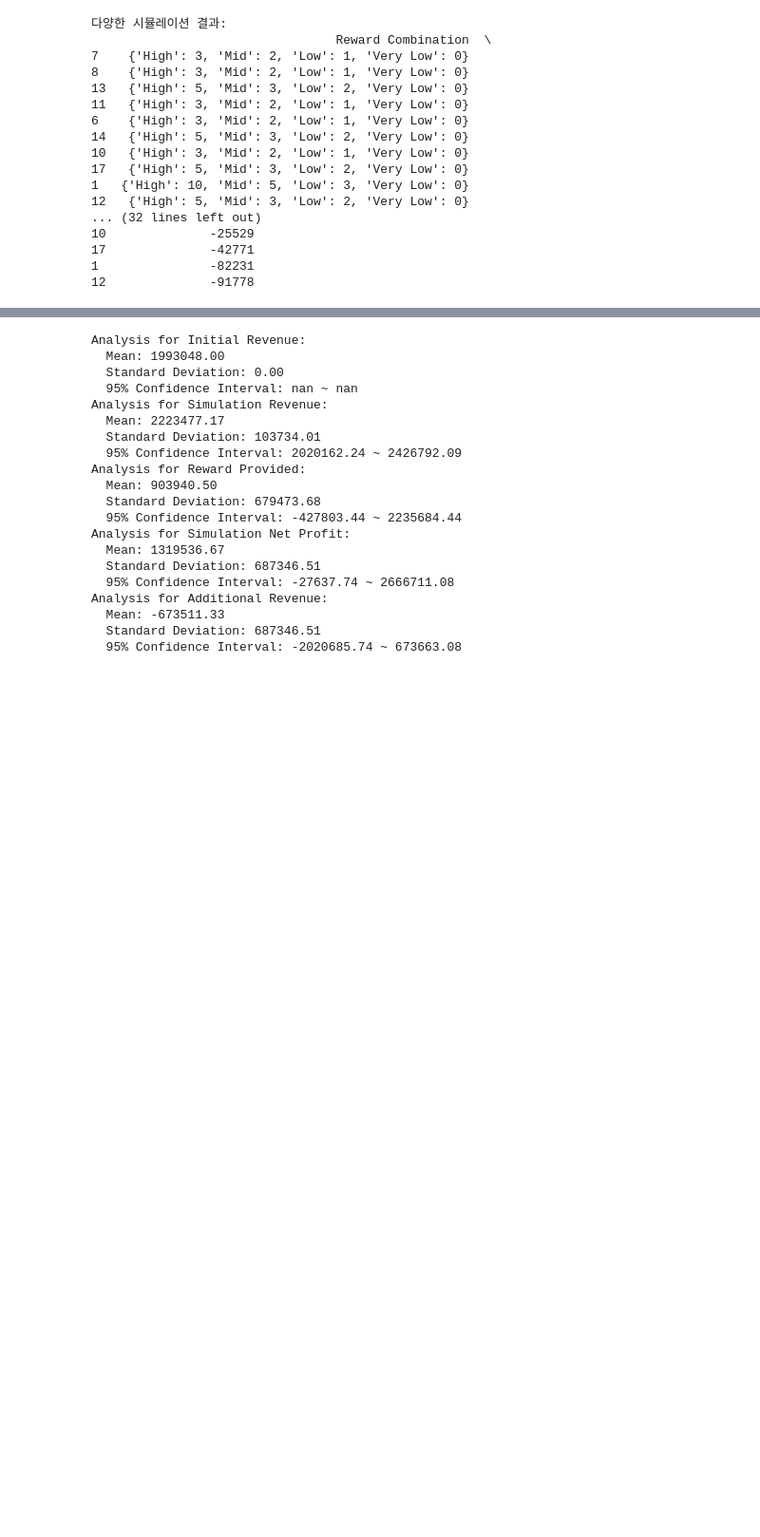
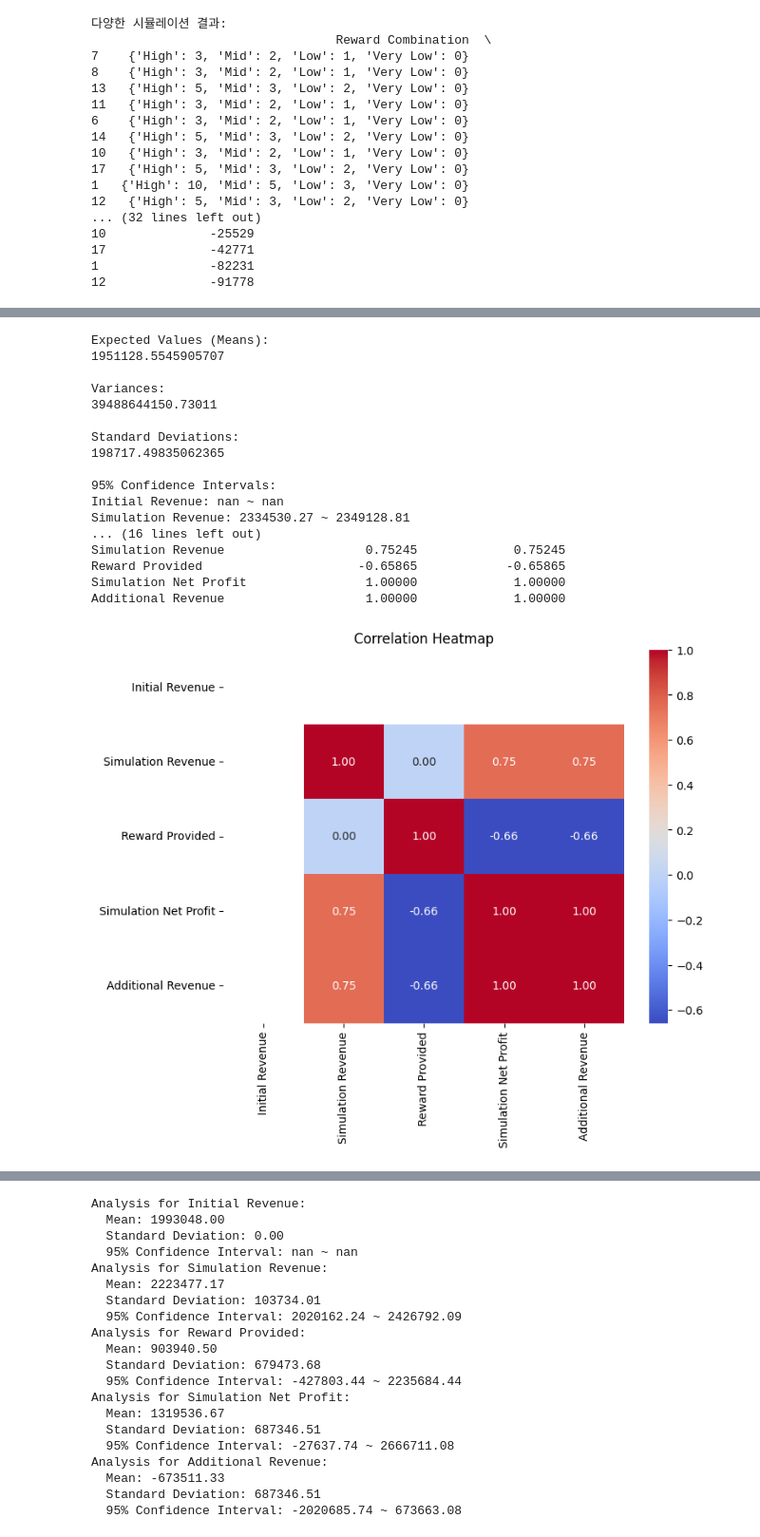
Before and after one commit to dothegee/ecommerce_project, a Jupyter notebook: code/simulation.ipynb, the cells around one changed output, grey strips where cells are left out. Shown at 95% size. Cells and saved outputs as stored; diff of their text form; code cells hidden in the pictures; blank space fills up the shorter version.

```diff
--- a/code/simulation.ipynb
+++ b/code/simulation.ipynb
@@ -382,0 +309,67 @@ print(simulation_df.nlargest(10, 'Simulation Net Profit'))
+# %%
+import numpy as np
+import pandas as pd
+from scipy.stats import norm, ttest_ind
+
+# 1. 기댓값 (Expected Value)
+expected_values = simulation_df2['Simulation Net Profit'].mean()
+print("Expected Values (Means):")
+print(expected_values)
+
+# 2. 분산 및 표준편차
+variances = simulation_df2['Simulation Net Profit'].var()
+std_devs = simulation_df2['Simulation Net Profit'].std()
+print("\nVariances:")
+print(variances)
+print("\nStandard Deviations:")
+print(std_devs)
+
+# 3. 신뢰 구간 (95% Confidence Interval)
+confidence = 0.95
+confidence_intervals = {}
+for col in ['Initial Revenue', 'Simulation Revenue', 'Reward Provided', 'Simulation Net Profit', 'Additional Revenue']:
+    mean = simulation_df2[col].mean()
+    std_error = simulation_df2[col].std() / np.sqrt(len(simulation_df2))  # 표준 오차
+    ci_lower, ci_upper = norm.interval(confidence, loc=mean, scale=std_error)
+    confidence_intervals[col] = (ci_lower, ci_upper)
+print("\n95% Confidence Intervals:")
+for col, ci in confidence_intervals.items():
+    print(f"{col}: {ci[0]:.2f} ~ {ci[1]:.2f}")
+
+# 4. t-test (정책 효과 비교)
+# 가정: Simulation Revenue와 Initial Revenue의 차이가 유의미한지 검정
+t_stat, p_value = ttest_ind(simulation_df2['Simulation Revenue'], simulation_df2['Initial Revenue'], equal_var=False)
+print(f"\nT-Test between Simulation Revenue and Initial Revenue: t-stat={t_stat:.2f}, p-value={p_value:.4f}")
+
+# 5. 상관관계 분석
+correlation_matrix = simulation_df2[['Initial Revenue', 'Simulation Revenue', 'Reward Provided', 'Simulation Net Profit', 'Additional Revenue']].corr()
+print("\nCorrelation Matrix:")
+print(correlation_matrix)
+
+# 시각화 (상관 분석 히트맵)
+import seaborn as sns
+import matplotlib.pyplot as plt
+
+plt.figure(figsize=(8, 6))
+sns.heatmap(correlation_matrix, annot=True, cmap="coolwarm", fmt=".2f")
+plt.title("Correlation Heatmap")
+plt.show()
+# %% [output]
+Expected Values (Means):
+1951128.5545905707
+
+Variances:
+39488644150.73011
+
+Standard Deviations:
+198717.49835062365
+
+95% Confidence Intervals:
+Initial Revenue: nan ~ nan
+Simulation Revenue: 2334530.27 ~ 2349128.81
+... (16 lines left out)
+Simulation Revenue                   0.75245             0.75245
+Reward Provided                     -0.65865            -0.65865
+Simulation Net Profit                1.00000             1.00000
+Additional Revenue                   1.00000             1.00000
+[figure, added]
```
Also changed, not shown: parts of 20 cells of this notebook.
